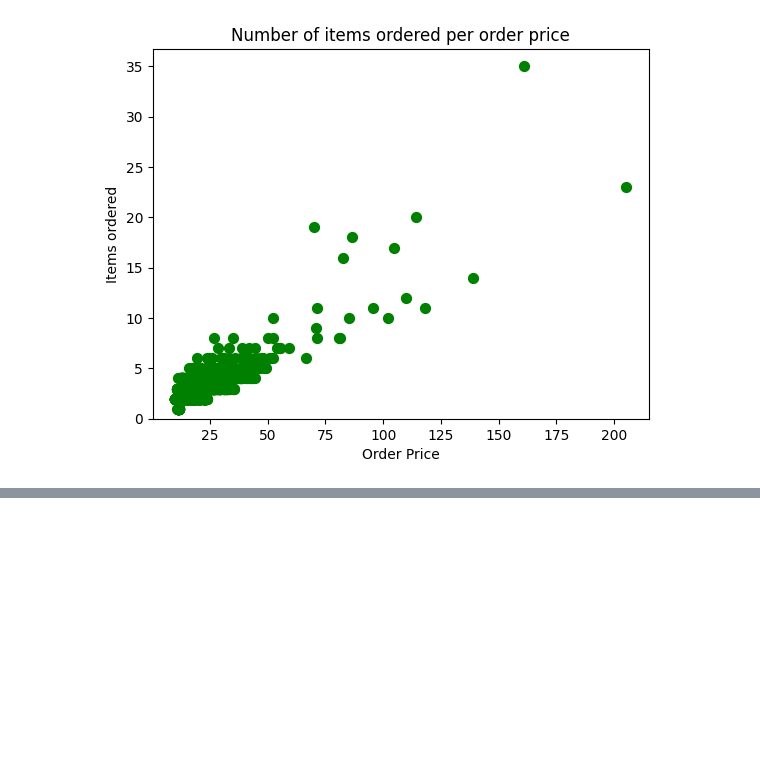
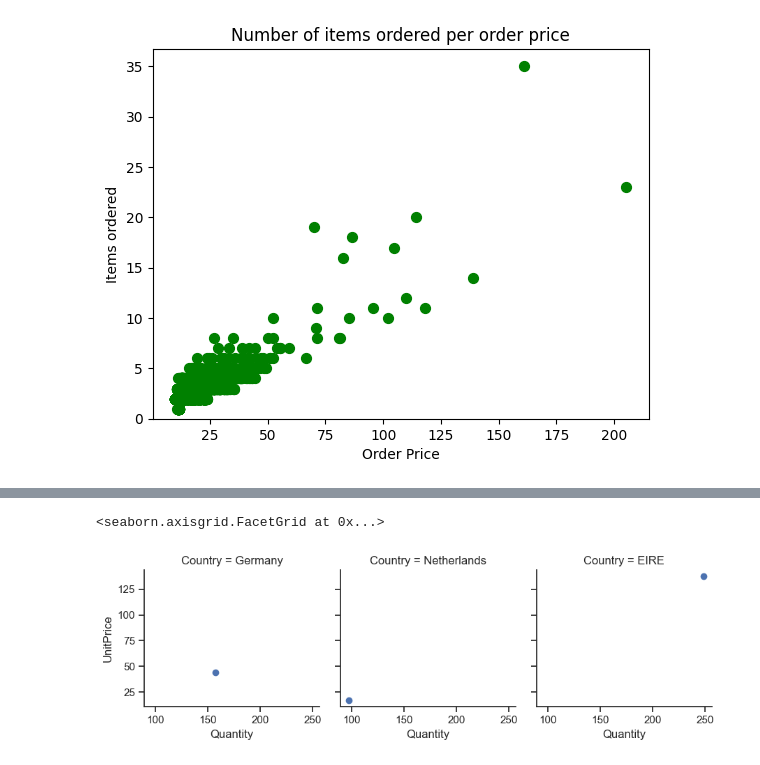
Before and after one commit to davidsxf/Python-for-Data-Analysis, a Jupyter notebook: pandas_exercises/可视化.ipynb, the cells around one changed output, grey strips where cells are left out. Cells and saved outputs as stored; diff of their text form; code cells hidden in the pictures; blank space fills up the shorter version.

```diff
--- a/pandas_exercises/可视化.ipynb
+++ b/pandas_exercises/可视化.ipynb
@@ -77,6 +77,7 @@ import seaborn as sns
 sns.set(style="ticks")
 # %%
 online_rt = pd.read_csv('data/Online_Retail.csv', encoding = 'latin1')
+online_rt = online_rt.iloc[0:5000,:]
 
 online_rt.head()
 # %% [output]
@@ -106,0 +114,3 @@ plt.show()
+# %%
+online_rt = online_rt[online_rt.Quantity > 0]
+online_rt.head()
@@ -106,0 +124,31 @@ plt.show()
+# %%
+# groupby CustomerID
+customers = online_rt.groupby(['CustomerID','Country']).sum()
+
+# there is an outlier with negative price
+customers = customers[customers.UnitPrice > 0]
+
+# get the value of the index and put in the column Country
+customers['Country'] = customers.index.get_level_values(1)
+
+# top three countries
+top_countries =  ['Netherlands', 'EIRE', 'Germany']
+
+# filter the dataframe to just select ones in the top_countries
+customers = customers[customers['Country'].isin(top_countries)]
+
+#################
+# Graph Section #
+#################
+
+# creates the FaceGrid
+g = sns.FacetGrid(customers, col="Country")
+
+# map over a make a scatterplot
+g.map(plt.scatter, "Quantity", "UnitPrice", alpha=1)
+
+# adds legend
+g.add_legend()
+# %% [output]
+<seaborn.axisgrid.FacetGrid at 0x...>
+[figure, added]
```
Also changed, not shown: parts of 22 cells of this notebook, 6 other files.
